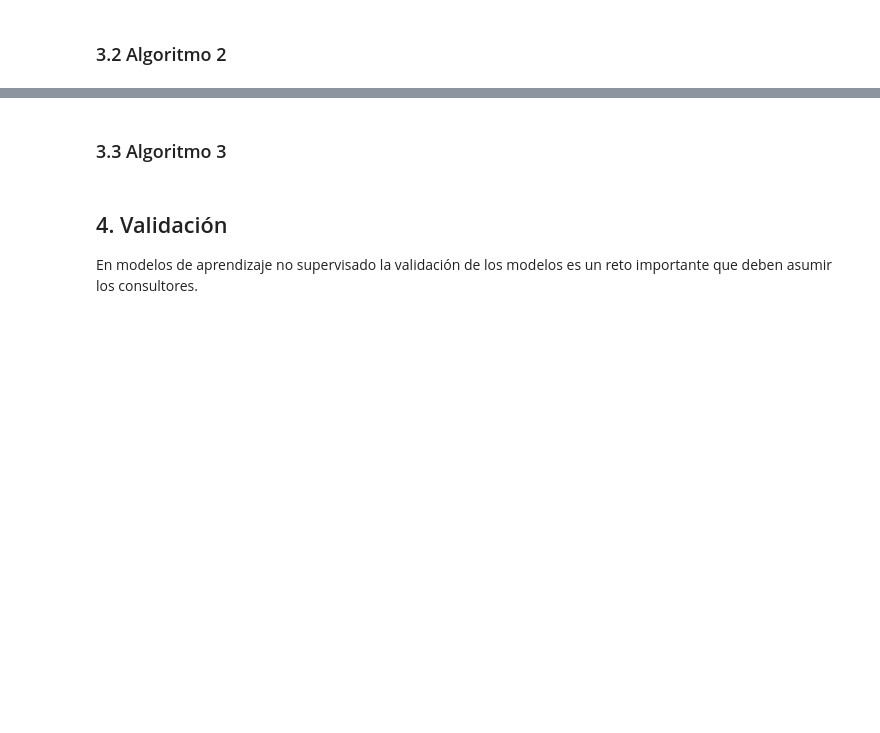
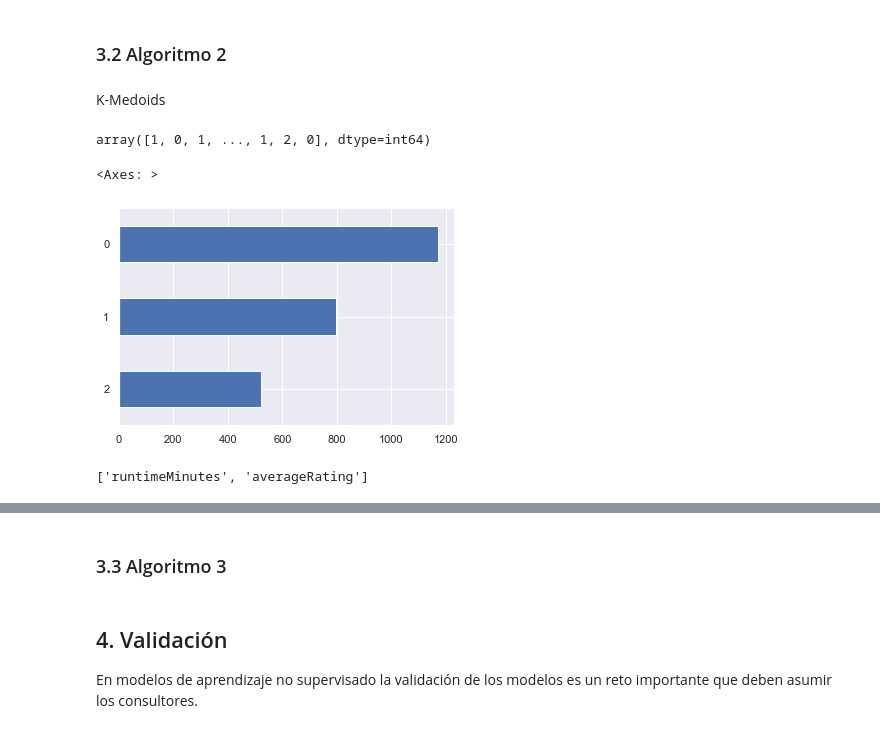
Before and after one commit to montejs3/Bi, a Jupyter notebook: LabBi/lab.ipynb, the cells around one changed output, grey strips where cells are left out. Drawn from its saved outputs; the diff is of its cells as text; code cells hidden in the pictures; blank space fills up the shorter version.

Commit message:
K-medoids

```diff
--- a/LabBi/lab.ipynb
+++ b/LabBi/lab.ipynb
@@ -517,2 +517,19 @@ plt.show()
 # %% [markdown]
 ### 3.2 Algoritmo 2
+# %% [markdown]
+K-Medoids
+# %%
+kmedoids = KMedoids(n_clusters=3, metric = 'manhattan' ,random_state=5)
+# %%
+kmedoids.fit_predict(X)
+# %% [output]
+array([1, 0, 1, ..., 1, 2, 0], dtype=int64)
+# %%
+pd.Series(kmedoids.labels_).value_counts().sort_values().plot.barh()
+# %% [output]
+<Axes: >
+[figure, added]
+# %%
+features
+# %% [output]
+['runtimeMinutes', 'averageRating']
```
Also changed, not shown: parts of 11 cells of this notebook.
